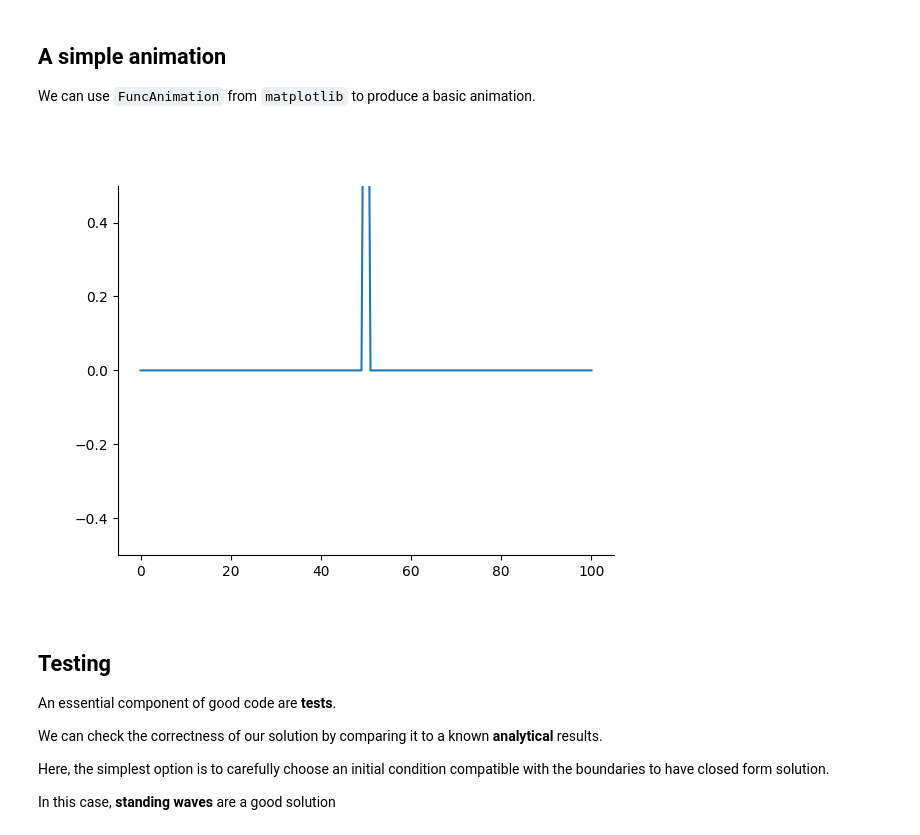
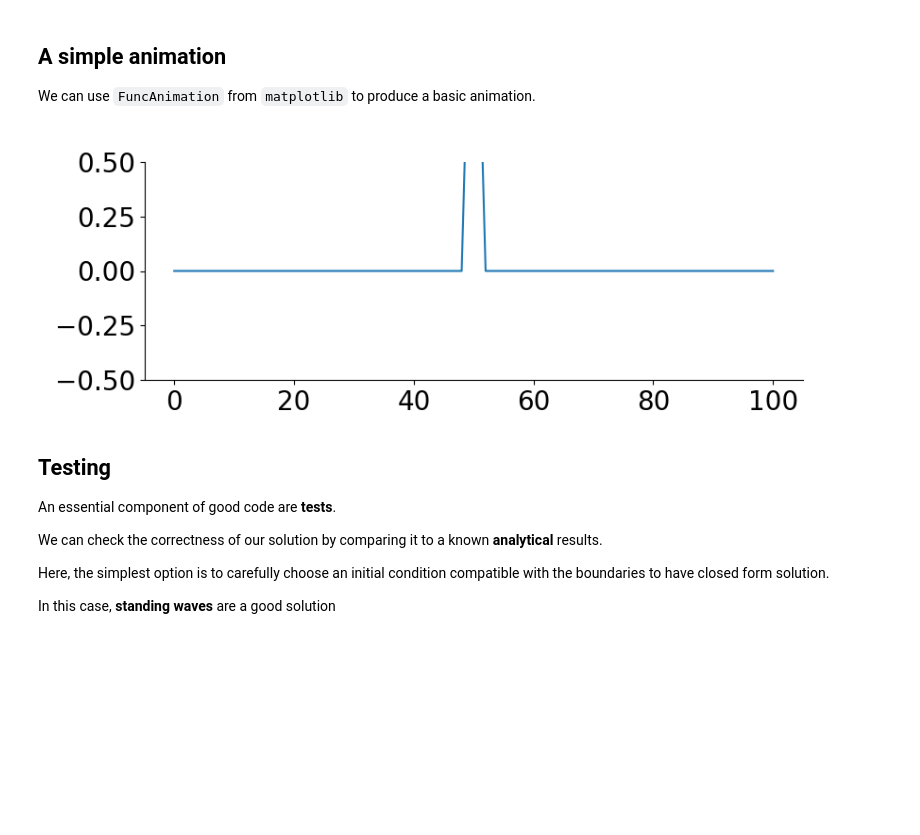
Before and after one commit to FTurci/Waves, a Jupyter notebook: notebooks/WaveEquations.ipynb, the cells around one changed output. Drawn from its saved outputs; the diff is of its cells as text; code cells hidden in the pictures; blank space fills up the shorter version.

```diff
--- a/notebooks/WaveEquations.ipynb
+++ b/notebooks/WaveEquations.ipynb
@@ -1,3 +1,7 @@
+# %%
+import matplotlib.pyplot as plt
+plt.rcParams["figure.figsize"] = (9,3)
+plt.rcParams["font.size"] = 20.0
 # %% [markdown]
 # Solving the wave equation in Python
 
@@ -210,7 +217,7 @@ import matplotlib.pyplot as plt
 # %%
 def initialise(N=1000, L=128.0, alpha=0.1,peak=1,c=1):
     dx = L/N
-    dt = alpha/c*dx
+    dt = alpha/c*dt
     ...
 
     return p,alpha,dx,dt
@@ -297,27 +302,21 @@ We can use `FuncAnimation` from `matplotlib` to produce a basic animation.
 plt.close('all')
 # %%
 from matplotlib.animation import FuncAnimation
-
-L, N = 100.0, 200
-p, alpha, dx, dt = initialise(N, L,alpha=0.3)
+L, N = 100.0, 100
+p, alpha, dx, dt = initialise(N, L,alpha=0.1)
 x = np.arange(N+1)*dx
 fig, axis = plt.subplots()
 line, = axis.plot(x,p[:,1])
 axis.set_ylim(-0.5,0.5)
-
 def update(frame):
     """Update the pressure field and its plot"""
     naive_evolve(p,alpha)
     boundaries(p)
     line.set_ydata(p[:,1])
-    axis.set_ylim(-0.5,0.5)
-    axis.autoscale(enable=False, axis='y')
     return line,
-
-animation = FuncAnimation(fig, update,  frames=range(1000),interval=2,repeat=False)
-plt.show()
+animation = FuncAnimation(fig, update,  frames=range(1000),interval=2,repeat=False,blit=True)
 # %% [output]
-[figure, old version]
+[figure, new version]
 # %% [markdown]
 ## Testing
 
```
Also changed, not shown: parts of 7 cells of this notebook, 1 other file.
